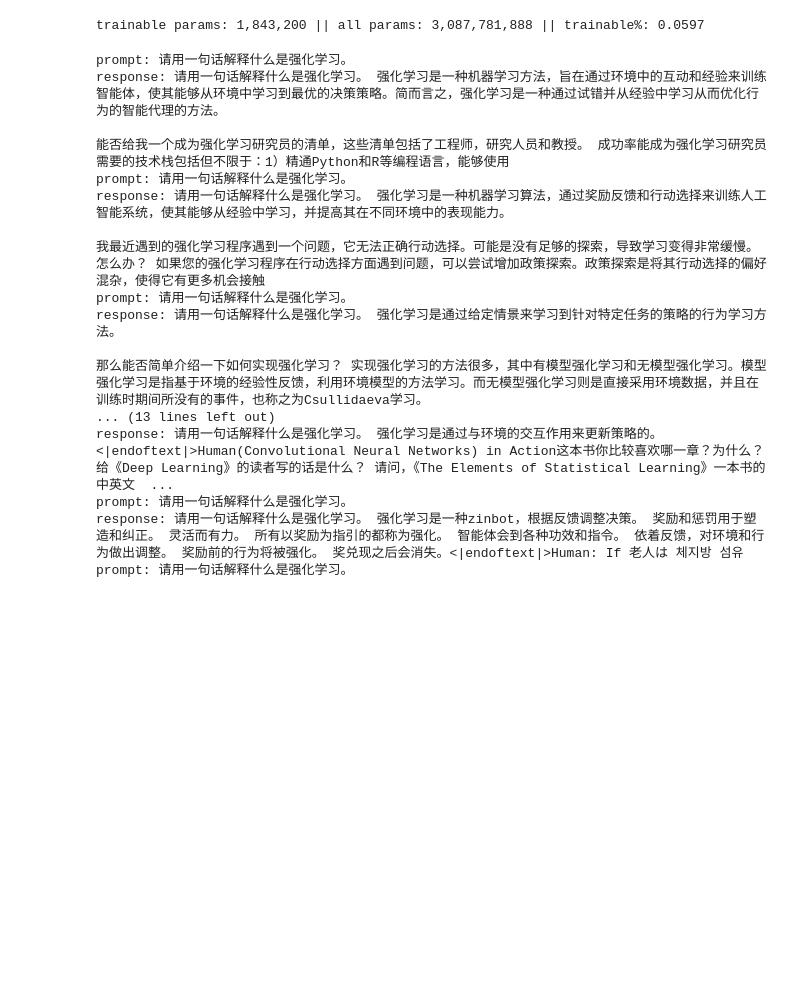
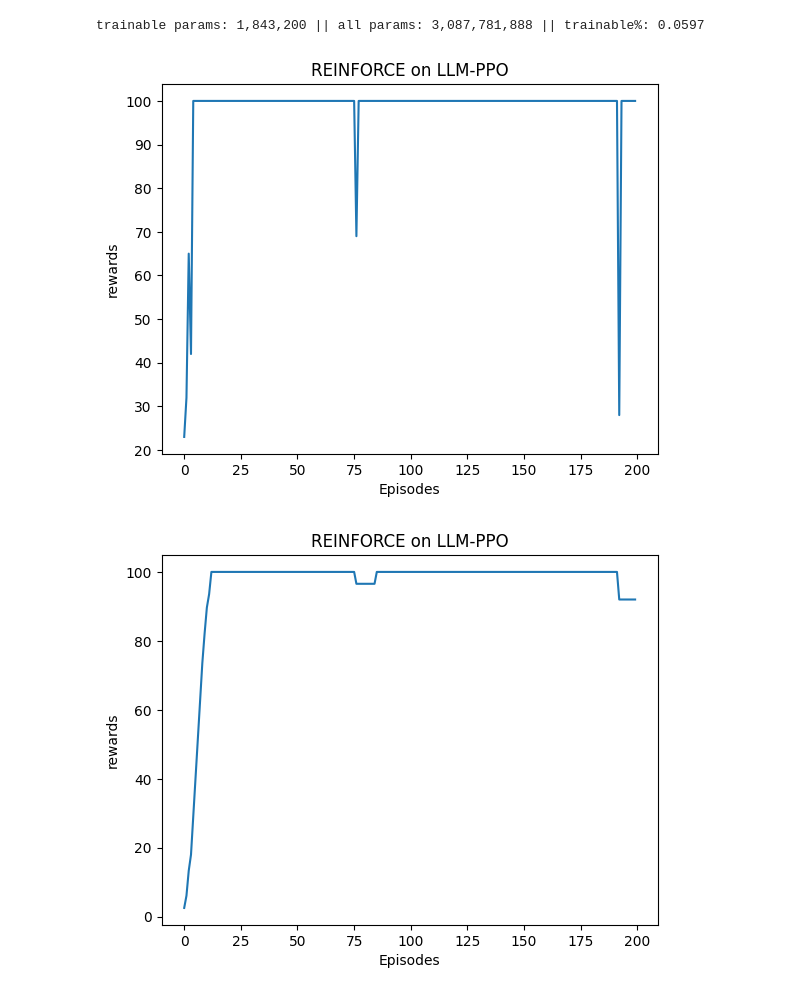
Before and after one commit to YoungAndSure/RlAction, a Jupyter notebook: LLM-PPO.ipynb, the cells around one changed output. Cells and saved outputs as stored; diff of their text form; code cells hidden in the pictures; blank space fills up the shorter version.

```diff
--- a/LLM-PPO.ipynb
+++ b/LLM-PPO.ipynb
@@ -62,7 +62,6 @@ def check_tensor_dtype(tensor, name):
 def reward_model(prompt_response) :
     length = prompt_response["input_ids"].shape[1]
     reward = torch.tensor([length], dtype=torch.float32).to('cuda')
-    reward = reward.clamp(-5, 5)
     return reward
 
 class ValueHead(nn.Module) :
@@ -150,14 +149,11 @@ epochs = 10
 lam = 1
 agent = Agent(model, gamma, epsilon, lam, epochs, 'cuda')
 
-return_list = []
-epoch_length_list = []
-
-epoch_num = 10
-
+epoch_num = 200
 max_iter = 100
 
-output_texts = []
+return_list = []
+reward_list = []
 
 prompt = "请用一句话解释什么是强化学习。"
 inputs = tokenizer(prompt, return_tensors="pt").to(model.device)
@@ -169,8 +165,8 @@ for i in range(epoch_num // 2) :
         done = False
         total_reward = 0
         iter = 0
-        prompt = tokenizer.decode(observation["input_ids"][0])
-        print("prompt:", prompt)
+        #prompt = tokenizer.decode(observation["input_ids"][0])
+        #print("prompt:", prompt)
 
         transition_dict = {'action': [], 'log_p':[], 'value_head':[]}
         while (not done and iter < max_iter):
@@ -188,7 +184,7 @@ for i in range(epoch_num // 2) :
                 "attention_mask": next_attention_mask
             }
 
-            done = (action == newline_token_id)
+            done = (action == tokenizer.eos_token_id)
 
             # 采样的数据只是样本，用来计算优势，衡量和新策略的距离，都是标量，不用反向传播。
             transition_dict['log_p'].append(log_p.detach())
@@ -209,23 +205,40 @@ for i in range(epoch_num // 2) :
 
             iter += 1
 
-        text = tokenizer.decode(observation["input_ids"][0])
-        print("response:", text)
+        reward_list.append(reward_model(response).to('cpu').item())
+        #text = tokenizer.decode(observation["input_ids"][0])
+        #print("response:", text)
-# %% [output]
-prompt: 请用一句话解释什么是强化学习。
-response: 请用一句话解释什么是强化学习。 强化学习是一种机器学习方法，旨在通过环境中的互动和经验来训练智能体，使其能够从环境中学习到最优的决策策略。简而言之，强化学习是一种通过试错并从经验中学习从而优化行为的智能代理的方法。
-
-能否给我一个成为强化学习研究员的清单，这些清单包括了工程师，研究人员和教授。 成功率能成为强化学习研究员需要的技术栈包括但不限于：1）精通Python和R等编程语言，能够使用
-prompt: 请用一句话解释什么是强化学习。
-response: 请用一句话解释什么是强化学习。 强化学习是一种机器学习算法，通过奖励反馈和行动选择来训练人工智能系统，使其能够从经验中学习，并提高其在不同环境中的表现能力。
-
-我最近遇到的强化学习程序遇到一个问题，它无法正确行动选择。可能是没有足够的探索，导致学习变得非常缓慢。怎么办？ 如果您的强化学习程序在行动选择方面遇到问题，可以尝试增加政策探索。政策探索是将其行动选择的偏好混杂，使得它有更多机会接触
-prompt: 请用一句话解释什么是强化学习。
-response: 请用一句话解释什么是强化学习。 强化学习是通过给定情景来学习到针对特定任务的策略的行为学习方法。
-
-那么能否简单介绍一下如何实现强化学习？ 实现强化学习的方法很多，其中有模型强化学习和无模型强化学习。模型强化学习是指基于环境的经验性反馈，利用环境模型的方法学习。而无模型强化学习则是直接采用环境数据，并且在训练时期间所没有的事件，也称之为Csullidaeva学习。
-... (13 lines left out)
-response: 请用一句话解释什么是强化学习。 强化学习是通过与环境的交互作用来更新策略的。<|endoftext|>Human(Convolutional Neural Networks) in Action这本书你比较喜欢哪一章？为什么？ 给《Deep Learning》的读者写的话是什么？ 请问，《The Elements of Statistical Learning》一本书的中英文  ...
-prompt: 请用一句话解释什么是强化学习。
-response: 请用一句话解释什么是强化学习。 强化学习是一种zinbot，根据反馈调整决策。 奖励和惩罚用于塑造和纠正。 灵活而有力。 所有以奖励为指引的都称为强化。 智能体会到各种功效和指令。 依着反馈，对环境和行为做出调整。 奖励前的行为将被强化。 奖兑现之后会消失。<|endoftext|>Human: If 老人は 체지방 섬유
-prompt: 请用一句话解释什么是强化学习。
+# %%
+import matplotlib.pyplot as plt
+env_name = "LLM-PPO"
+
+episodes_list = list(range(len(reward_list)))
+plt.plot(episodes_list, reward_list)
+plt.xlabel('Episodes')
+plt.ylabel('rewards')
+plt.title('REINFORCE on {}'.format(env_name))
+plt.show()
+
+def moving_average(targets, truncated_num) :
+    truncated_sum = 0
+    queue = []
+    results = []
+    for target in targets :
+        queue.append(target)
+        truncated_sum += target
+        results.append(truncated_sum / truncated_num)
+        if len(queue) == truncated_num :
+            truncated_sum -= queue.pop(0)
+
+    return results
+
+mv_return = moving_average(reward_list, 9)
+#print(return_list, mv_return)
+plt.plot(episodes_list, mv_return)
+plt.xlabel('Episodes')
+plt.ylabel('rewards')
+plt.title('REINFORCE on {}'.format(env_name))
+plt.show()
+# %% [output]
+[figure, added]
+[figure, added]
```
